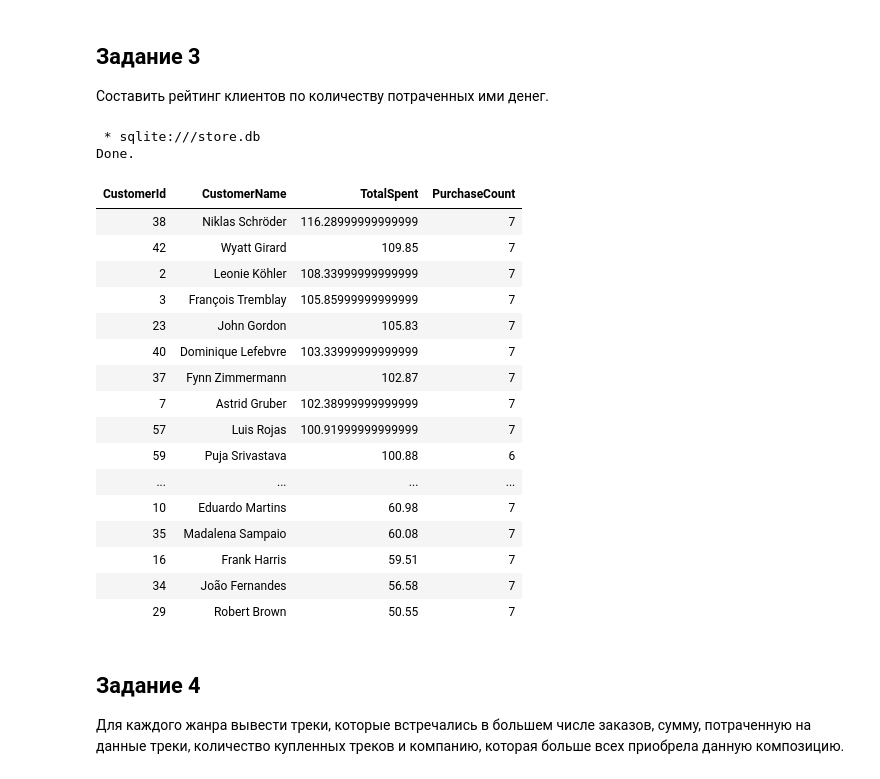
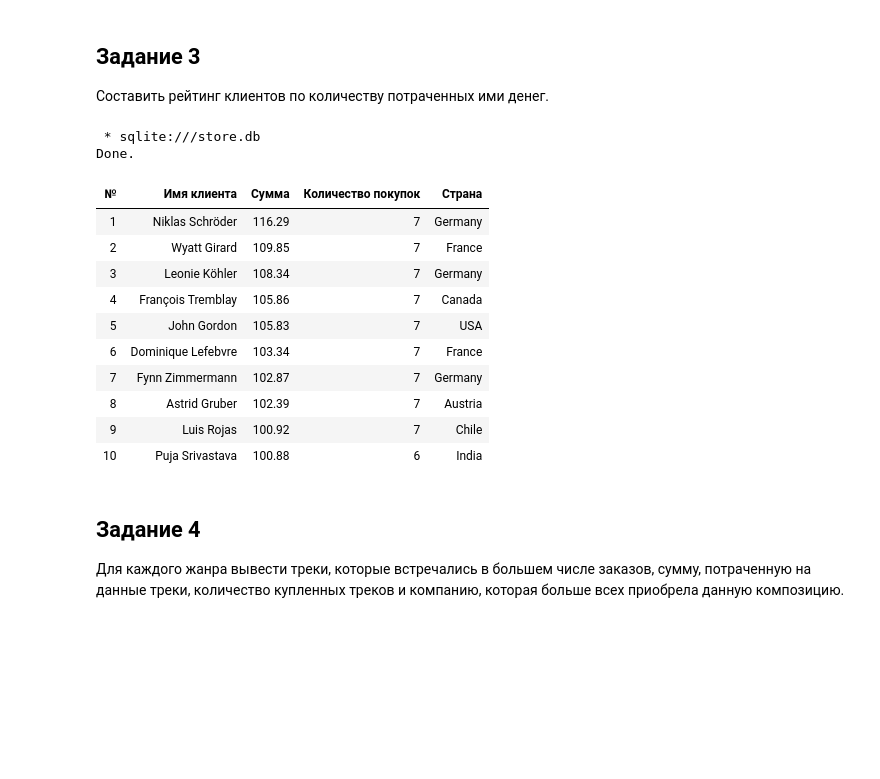
Before and after one commit to DianaR07/programming_tasks, a Jupyter notebook: Лабораторные/Лабораторная 5.ipynb, the cells around one changed output. Cells and saved outputs as stored; diff of their text form; code cells hidden in the pictures; blank space fills up the shorter version.

```diff
--- a/Лабораторные/Лабораторная 5.ipynb
+++ b/Лабораторные/Лабораторная 5.ipynb
@@ -107,34 +106,30 @@ Done.
 # %%
 %%sql
 SELECT
-    c.CustomerId,
-    c.FirstName || ' ' || c.LastName as CustomerName,
-    SUM(i.Total) as TotalSpent,
-    COUNT(i.InvoiceId) as PurchaseCount
+    ROW_NUMBER() OVER (ORDER BY SUM(i.Total) DESC) as "№",
+    c.FirstName || ' ' || c.LastName as "Имя клиента",
+    ROUND(SUM(i.Total), 2) as "Сумма",
+    COUNT(i.InvoiceId) as "Количество покупок",
+    c.Country as "Страна"
 FROM customers c
 JOIN invoices i ON c.CustomerId = i.CustomerId
-GROUP BY c.CustomerId, c.FirstName, c.LastName, c.Country, c.City
-ORDER BY TotalSpent DESC;
+GROUP BY c.CustomerId, c.FirstName, c.LastName, c.City
+ORDER BY "Сумма" DESC
+LIMIT 10;
 # %% [output]
  * sqlite:///store.db
 Done.
-| CustomerId | CustomerName | TotalSpent | PurchaseCount |
-| 38 | Niklas Schröder | 116.28999999999999 | 7 |
-| 42 | Wyatt Girard | 109.85 | 7 |
-| 2 | Leonie Köhler | 108.33999999999999 | 7 |
-| 3 | François Tremblay | 105.85999999999999 | 7 |
-| 23 | John Gordon | 105.83 | 7 |
-| 40 | Dominique Lefebvre | 103.33999999999999 | 7 |
-| 37 | Fynn Zimmermann | 102.87 | 7 |
-| 7 | Astrid Gruber | 102.38999999999999 | 7 |
-| 57 | Luis Rojas | 100.91999999999999 | 7 |
-| 59 | Puja Srivastava | 100.88 | 6 |
-| ... | ... | ... | ... |
-| 10 | Eduardo Martins | 60.98 | 7 |
-| 35 | Madalena Sampaio | 60.08 | 7 |
-| 16 | Frank Harris | 59.51 | 7 |
-| 34 | João Fernandes | 56.58 | 7 |
-| 29 | Robert Brown | 50.55 | 7 |
+| № | Имя клиента | Сумма | Количество покупок | Страна |
+| 1 | Niklas Schröder | 116.29 | 7 | Germany |
+| 2 | Wyatt Girard | 109.85 | 7 | France |
+| 3 | Leonie Köhler | 108.34 | 7 | Germany |
+| 4 | François Tremblay | 105.86 | 7 | Canada |
+| 5 | John Gordon | 105.83 | 7 | USA |
+| 6 | Dominique Lefebvre | 103.34 | 7 | France |
+| 7 | Fynn Zimmermann | 102.87 | 7 | Germany |
+| 8 | Astrid Gruber | 102.39 | 7 | Austria |
+| 9 | Luis Rojas | 100.92 | 7 | Chile |
+| 10 | Puja Srivastava | 100.88 | 6 | India |
 # %% [markdown]
 ## Задание 4
 
```
Also changed, not shown: parts of 4 cells of this notebook.
